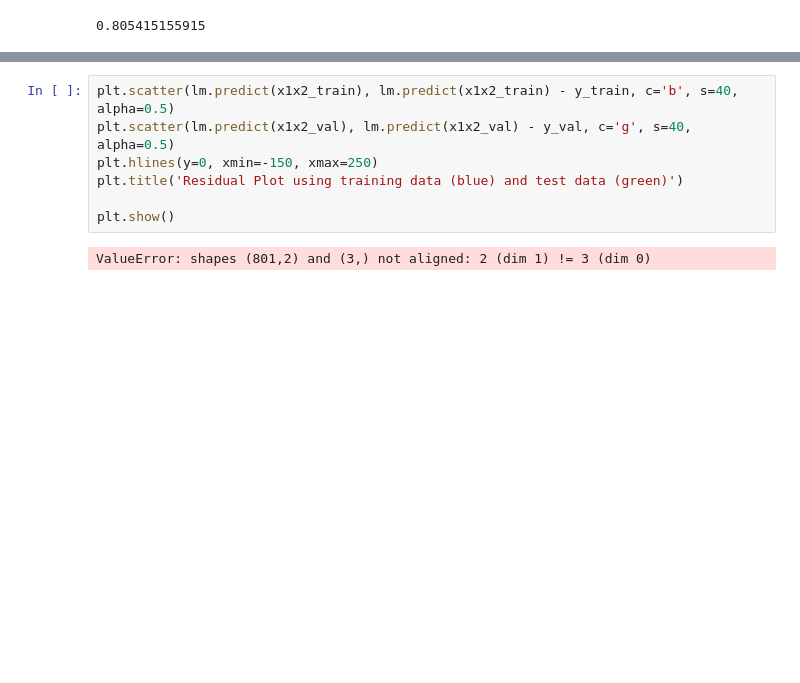
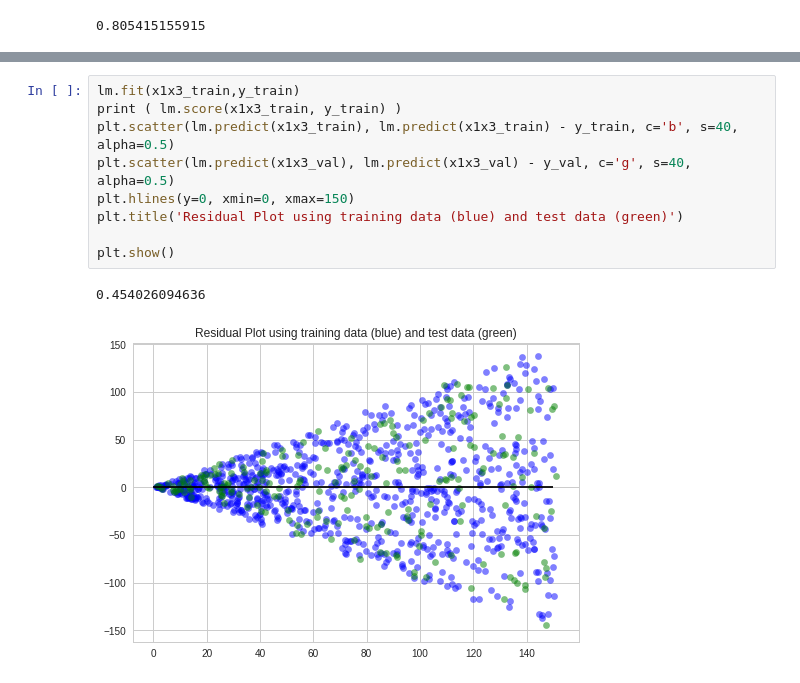
Before and after one commit to perthi/deep-learning, a Jupyter notebook: may.12th.ipynb, the cells around one changed output, grey strips where cells are left out. Saved outputs shown, nothing was run; the diff lists cells and outputs as text; blank space fills up the shorter version.

```diff
--- a/may.12th.ipynb
+++ b/may.12th.ipynb
@@ -166,9 +146,12 @@ print ( lm.score(x3_train.values.reshape(-1,1), y_train_reshaped  ))
 # %%
-plt.scatter(lm.predict(x1x2_train), lm.predict(x1x2_train) - y_train, c='b', s=40, alpha=0.5)
-plt.scatter(lm.predict(x1x2_val), lm.predict(x1x2_val) - y_val, c='g', s=40, alpha=0.5)
-plt.hlines(y=0, xmin=-150, xmax=250)
+lm.fit(x1x3_train,y_train)
+print ( lm.score(x1x3_train, y_train) )
+plt.scatter(lm.predict(x1x3_train), lm.predict(x1x3_train) - y_train, c='b', s=40, alpha=0.5)
+plt.scatter(lm.predict(x1x3_val), lm.predict(x1x3_val) - y_val, c='g', s=40, alpha=0.5)
+plt.hlines(y=0, xmin=0, xmax=150)
 plt.title('Residual Plot using training data (blue) and test data (green)')
 
 plt.show()
 # %% [output]
-ValueError: shapes (801,2) and (3,) not aligned: 2 (dim 1) != 3 (dim 0)
+0.454026094636
+[figure, added]
```
Also changed, not shown: parts of 11 cells of this notebook.
